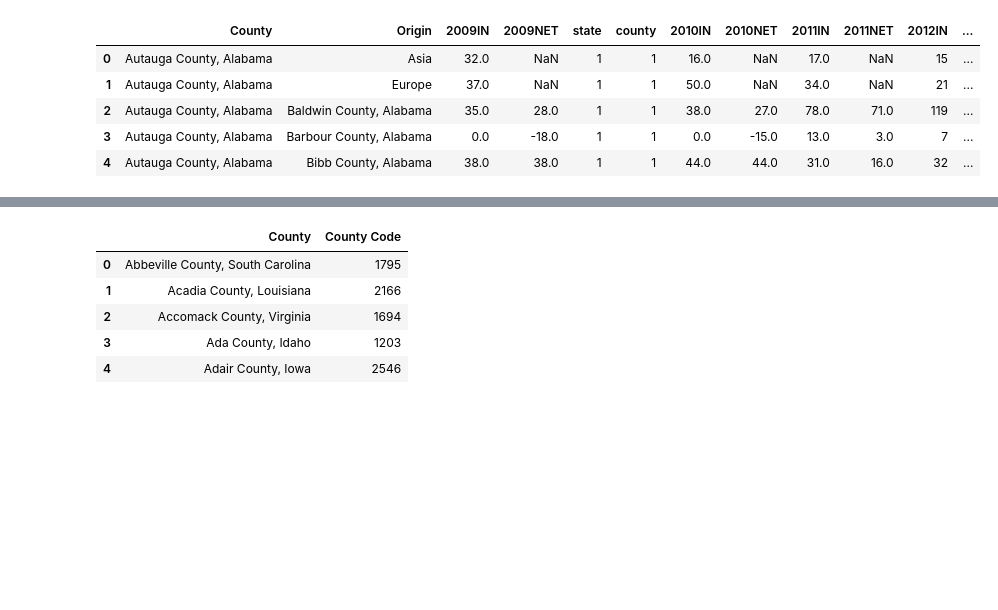
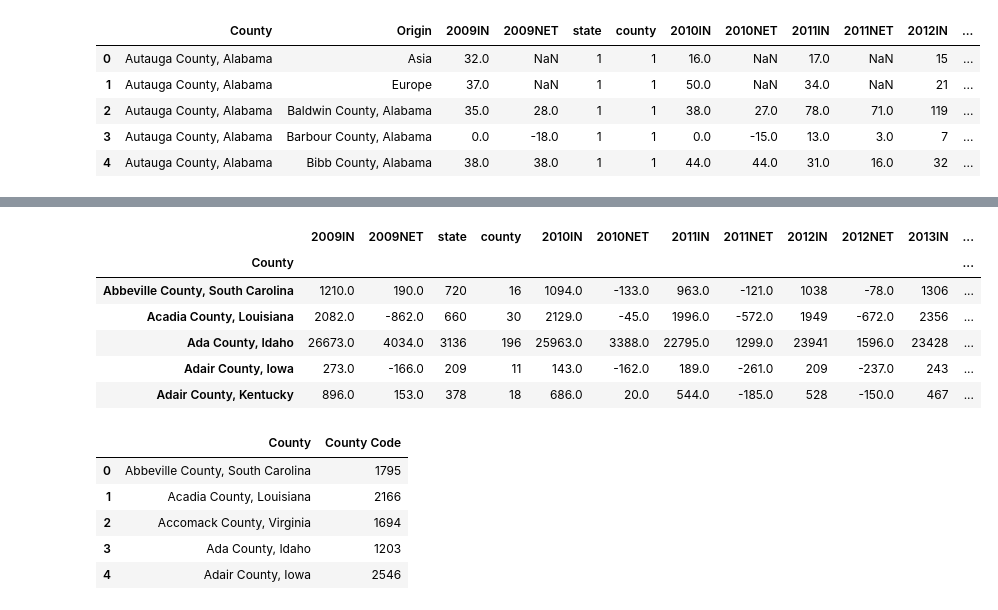
Before and after one commit to UCBDataAna/Project1_Migration, a Jupyter notebook: census_zillow_merge.ipynb, the cells around one changed output, grey strips where cells are left out. Cells and saved outputs as stored; diff of their text form; code cells hidden in the pictures; blank space fills up the shorter version.

```diff
--- a/census_zillow_merge.ipynb
+++ b/census_zillow_merge.ipynb
@@ -43,3 +20,17 @@ census_df
+# %%
+
+census_df = census_original_df["County"].replace(regex=True,to_replace=['Parish','Municipal', 'Borough'],value='County')
+census_df = census_df.reset_index()
+census_df = census_original_df.groupby(census_original_df["County"]).sum()
+census_df.head()
+# %% [output]
+|  | 2009IN | 2009NET | state | county | 2010IN | 2010NET | 2011IN | 2011NET | 2012IN | 2012NET | 2013IN | ... |
+| County |  |  |  |  |  |  |  |  |  |  |  | ... |
+| Abbeville County, South Carolina | 1210.0 | 190.0 | 720 | 16 | 1094.0 | -133.0 | 963.0 | -121.0 | 1038 | -78.0 | 1306 | ... |
+| Acadia County, Louisiana | 2082.0 | -862.0 | 660 | 30 | 2129.0 | -45.0 | 1996.0 | -572.0 | 1949 | -672.0 | 2356 | ... |
+| Ada County, Idaho | 26673.0 | 4034.0 | 3136 | 196 | 25963.0 | 3388.0 | 22795.0 | 1299.0 | 23941 | 1596.0 | 23428 | ... |
+| Adair County, Iowa | 273.0 | -166.0 | 209 | 11 | 143.0 | -162.0 | 189.0 | -261.0 | 209 | -237.0 | 243 | ... |
+| Adair County, Kentucky | 896.0 | 153.0 | 378 | 18 | 686.0 | 20.0 | 544.0 | -185.0 | 528 | -150.0 | 467 | ... |
 # %%
 county_lookup = pd.read_csv("./quandl_convert.csv")
 county_lookup = county_lookup.rename(columns={"FULL1_NAME":"County","County":"County Code"})
```
Also changed, not shown: parts of 2 cells of this notebook, 22 other files.
